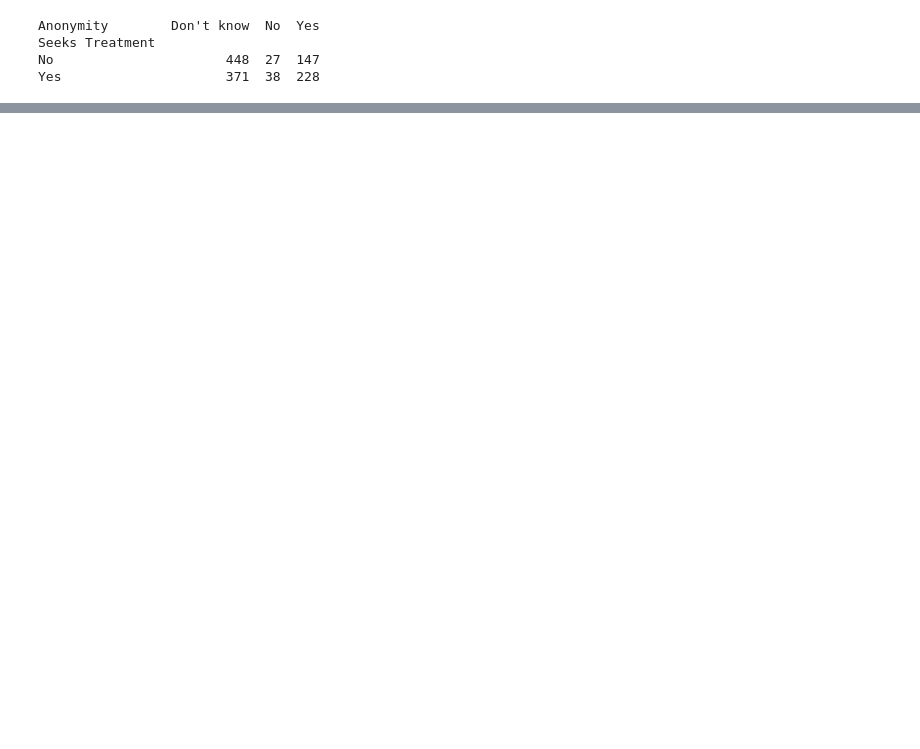
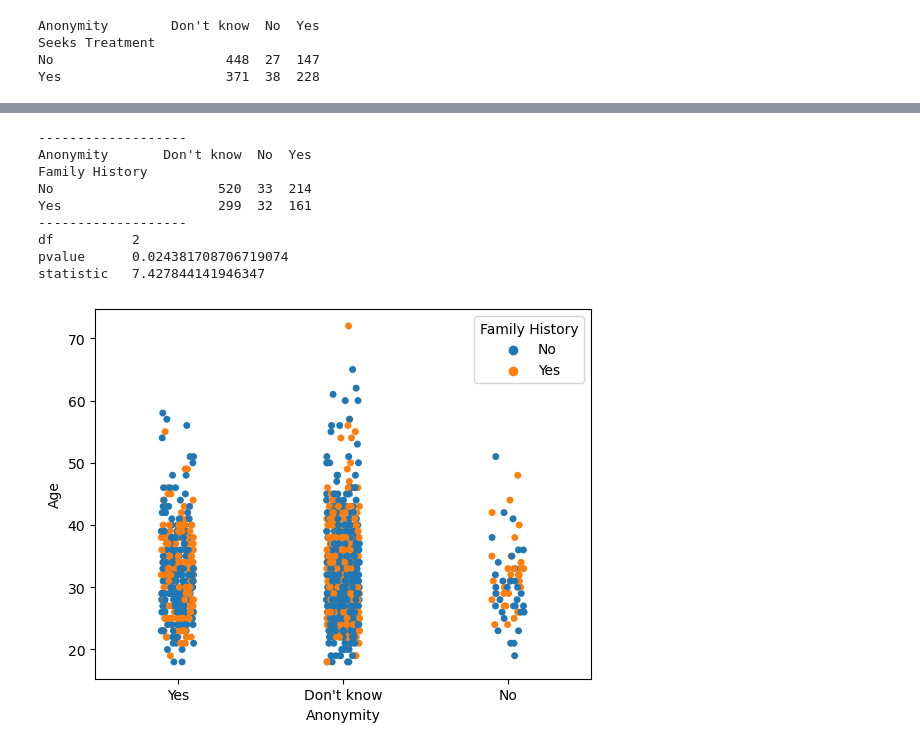
Before and after one commit to stephanieesamperio/Project3, a Jupyter notebook: Mai.ipynb, the cells around one changed output, grey strips where cells are left out. Drawn from its saved outputs; the diff is of its cells as text; code cells hidden in the pictures; blank space fills up the shorter version.

```diff
--- a/Mai.ipynb
+++ b/Mai.ipynb
@@ -84,0 +105,23 @@ new_wp_mentalhealth_df = wp_mentalhealth_df.drop(['state', 'self_employed','cowo
+# %%
+sns.stripplot(data=mai_df, x="Anonymity", y=("Age"), hue = "Family History")
+
+print("-------------------")
+
+
+mai_df4 = mai_df[["Family History", "Anonymity"]]
+table4 = sm.stats.Table.from_data(mai_df4)
+res4 =  table4.test_nominal_association()
+print(table4.table_orig)
+print("-------------------")
+print (res4)
+# %% [output]
+-------------------
+Anonymity       Don't know  No  Yes
+Family History
+No                     520  33  214
+Yes                    299  32  161
+-------------------
+df          2
+pvalue      0.024381708706719074
+statistic   7.427844141946347
+[figure, added]
```
Also changed, not shown: parts of 13 cells of this notebook, 2 other files.
